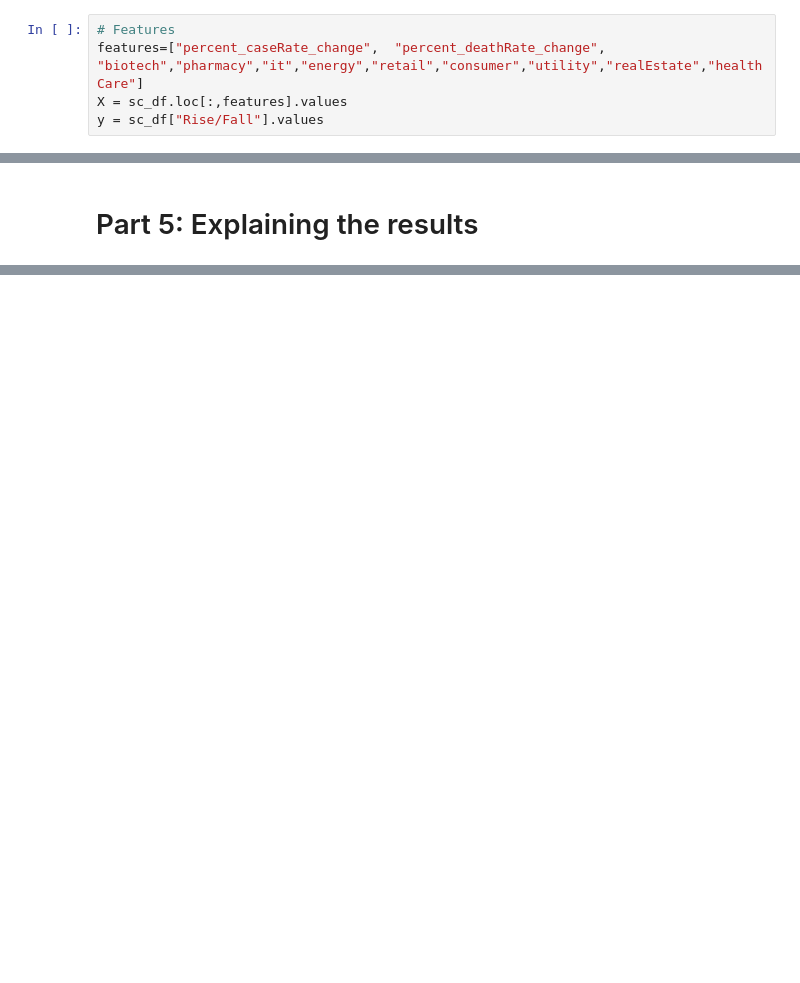
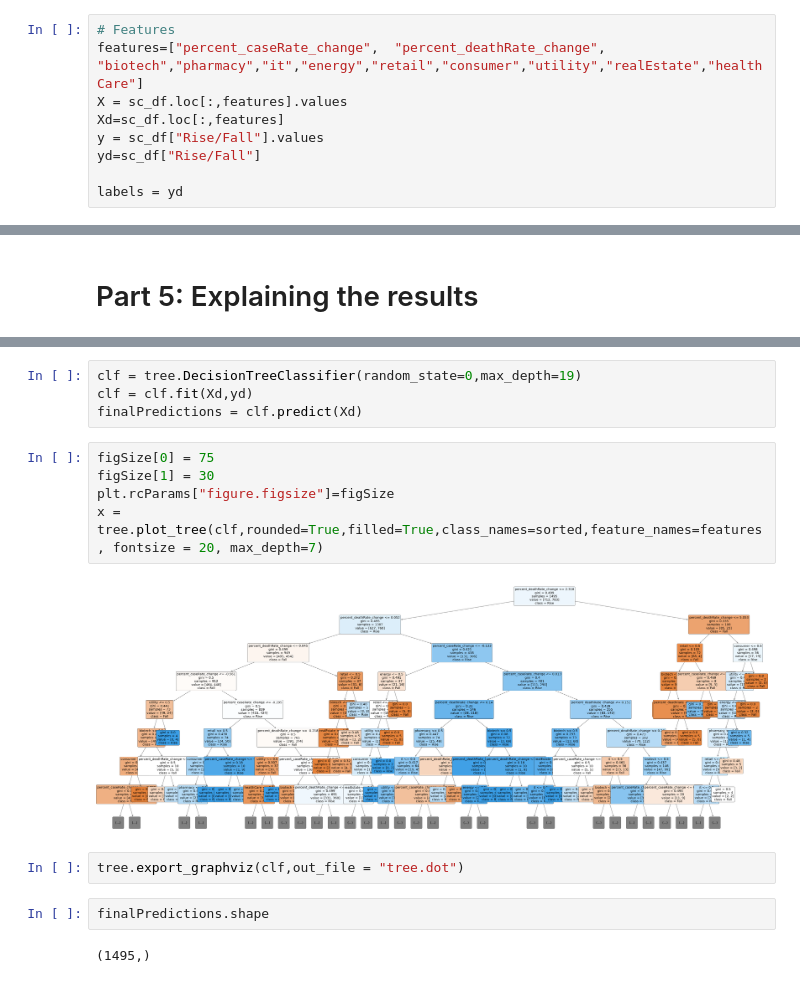
Before and after one commit to jagadeeshmeesala/notebooks, a Jupyter notebook: 602-final-project/final_markdown.ipynb, the cells around one changed output, grey strips where cells are left out. Drawn from its saved outputs; the diff is of its cells as text; blank space fills up the shorter version.

```diff
--- a/602-final-project/final_markdown.ipynb
+++ b/602-final-project/final_markdown.ipynb
@@ -230,7 +230,11 @@ The output we are hoping to predict is whether the stocks will rise or fall
 # Features
 features=["percent_caseRate_change",  "percent_deathRate_change", "biotech","pharmacy","it","energy","retail","consumer","utility","realEstate","healthCare"]
 X = sc_df.loc[:,features].values
+Xd=sc_df.loc[:,features]
 y = sc_df["Rise/Fall"].values
+yd=sc_df["Rise/Fall"]
+
+labels = yd
 # %%
 # Heatmap of features
 corr=sc_df.corr()
@@ -343,0 +416,17 @@ weighted avg       0.62      0.58      0.57       299
+# %%
+clf = tree.DecisionTreeClassifier(random_state=0,max_depth=19)
+clf = clf.fit(Xd,yd)
+finalPredictions = clf.predict(Xd)
+# %%
+figSize[0] = 75
+figSize[1] = 30
+plt.rcParams["figure.figsize"]=figSize
+x = tree.plot_tree(clf,rounded=True,filled=True,class_names=sorted,feature_names=features, fontsize = 20, max_depth=7)
+# %% [output]
+[figure, added]
+# %%
+tree.export_graphviz(clf,out_file = "tree.dot")
+# %%
+finalPredictions.shape
+# %% [output]
+(1495,)
```
Also changed, not shown: parts of 12 cells of this notebook, 4 other files.
